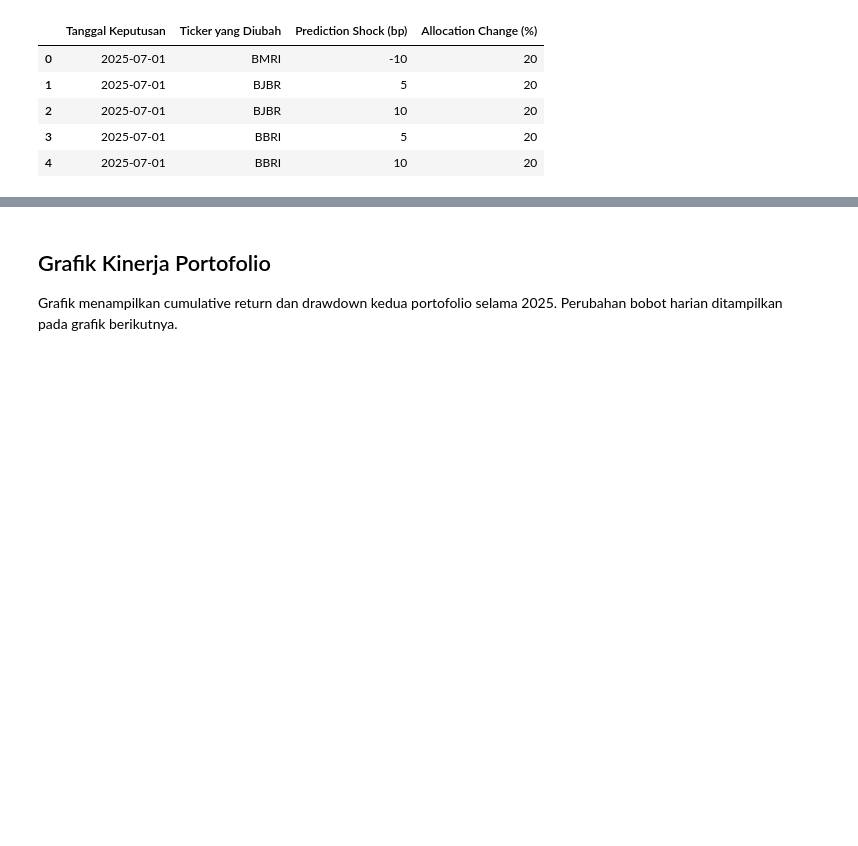
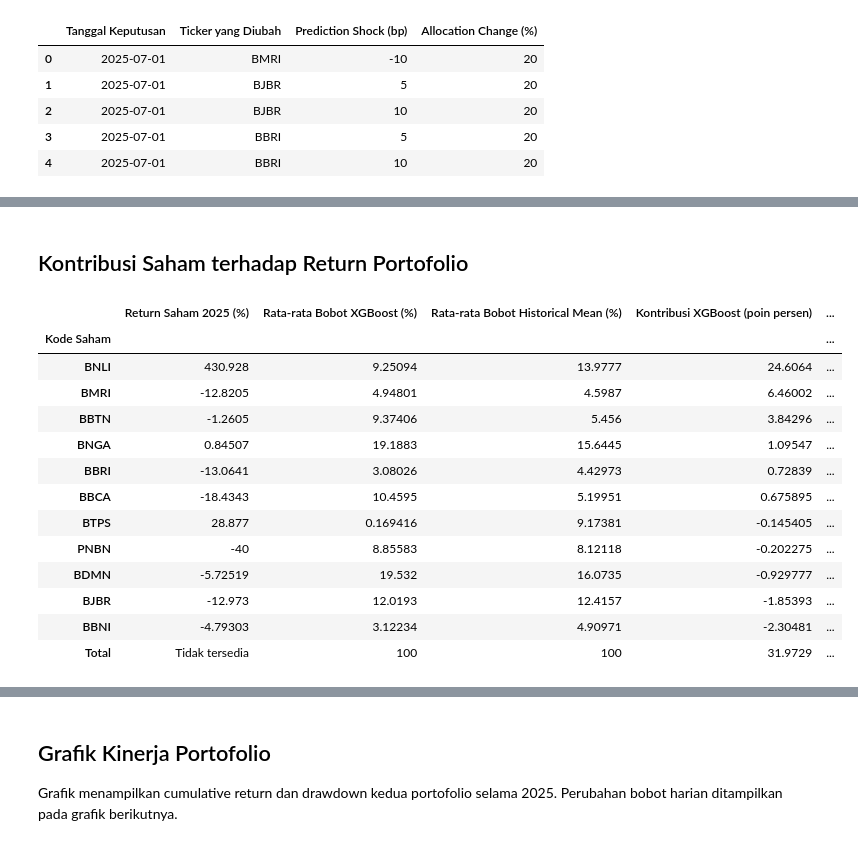
Before and after one commit to jamesadrn/solyn, a Jupyter notebook: notebooks/05_optimasi_portofolio.ipynb, the cells around one changed output, grey strips where cells are left out. Saved outputs shown, nothing was run; the diff lists cells and outputs as text; code cells hidden in the pictures; blank space fills up the shorter version.

```diff
--- a/notebooks/05_optimasi_portofolio.ipynb
+++ b/notebooks/05_optimasi_portofolio.ipynb
@@ -487,3 +636,39 @@ show_table(sensitivity_detail.nlargest(5, "Perubahan alokasi (%)").reset_index(d
+# %% [markdown]
+## Kontribusi Saham terhadap Return Portofolio
+# %%
+# kontribusi tiap saham terhadap return kedua portofolio selama 2025
+# kontribusi harian = bobot saham x return saham pada tanggal realisasi, lalu dijumlahkan
+realized_returns_2025 = return_panel.loc[portfolio_daily["realized_date"], tickers].to_numpy()
+xgb_weight_matrix = xgb_daily_weights[tickers].to_numpy()
+historical_weight_matrix = historical_daily_weights[tickers].to_numpy()
+contribution_summary = pd.DataFrame({
+    "Return Saham 2025 (%)": ((1.0 + realized_returns_2025).prod(axis=0) - 1.0) * 100.0,
+    "Rata-rata Bobot XGBoost (%)": xgb_weight_matrix.mean(axis=0) * 100.0,
+    "Rata-rata Bobot Historical Mean (%)": historical_weight_matrix.mean(axis=0) * 100.0,
+    "Kontribusi XGBoost (poin persen)": (xgb_weight_matrix * realized_returns_2025).sum(axis=0) * 100.0,
+    "Kontribusi Historical Mean (poin persen)": (historical_weight_matrix * realized_returns_2025).sum(axis=0) * 100.0,
+}, index=pd.Index(tickers, name="Kode Saham")).sort_values("Kontribusi XGBoost (poin persen)", ascending=False)
+
+# baris total
+contribution_summary.loc["Total"] = contribution_summary.sum()
+contribution_summary.loc["Total", "Return Saham 2025 (%)"] = np.nan
+contribution_summary.to_parquet(output_dir / "portfolio_contribution_2025.parquet")
+show_table(contribution_summary, display_names=display_names)
+# %% [output]
+|  | Return Saham 2025 (%) | Rata-rata Bobot XGBoost (%) | Rata-rata Bobot Historical Mean (%) | Kontribusi XGBoost (poin persen) | ... |
+| Kode Saham |  |  |  |  | ... |
+| BNLI | 430.928 | 9.25094 | 13.9777 | 24.6064 | ... |
+| BMRI | -12.8205 | 4.94801 | 4.5987 | 6.46002 | ... |
+| BBTN | -1.2605 | 9.37406 | 5.456 | 3.84296 | ... |
+| BNGA | 0.84507 | 19.1883 | 15.6445 | 1.09547 | ... |
+| BBRI | -13.0641 | 3.08026 | 4.42973 | 0.72839 | ... |
+| BBCA | -18.4343 | 10.4595 | 5.19951 | 0.675895 | ... |
+| BTPS | 28.877 | 0.169416 | 9.17381 | -0.145405 | ... |
+| PNBN | -40 | 8.85583 | 8.12118 | -0.202275 | ... |
+| BDMN | -5.72519 | 19.532 | 16.0735 | -0.929777 | ... |
+| BJBR | -12.973 | 12.0193 | 12.4157 | -1.85393 | ... |
+| BBNI | -4.79303 | 3.12234 | 4.90971 | -2.30481 | ... |
+| Total | Tidak tersedia | 100 | 100 | 31.9729 | ... |
 # %% [markdown]
 ## Perbandingan Portofolio Tanpa BNLI
 
```
Also changed, not shown: parts of 8 cells of this notebook, 16 other files.
